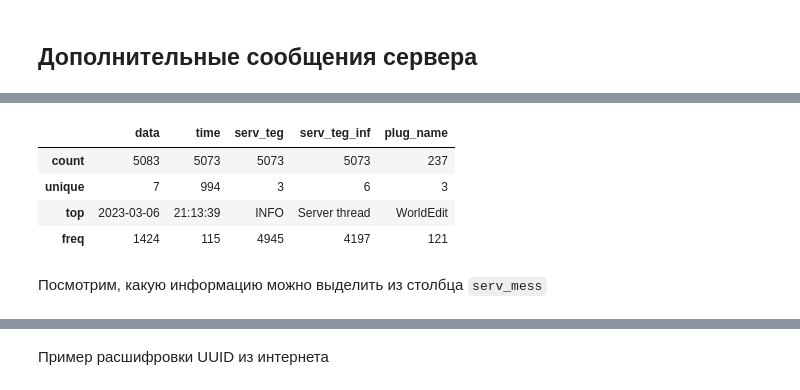
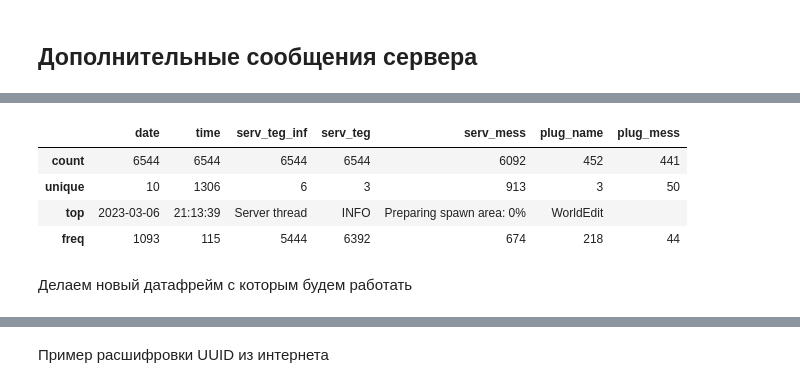
Before and after one commit to vi-bo/minecraft_log, a Jupyter notebook: minecraft_logs_night.ipynb, the cells around one changed output, grey strips where cells are left out. Saved outputs shown, nothing was run; the diff lists cells and outputs as text; code cells hidden in the pictures.

```diff
--- a/minecraft_logs_night.ipynb
+++ b/minecraft_logs_night.ipynb
@@ -1883,6 +1886,6 @@ data_logs.to_csv('/content/drive/MyDrive/minecraft/pre_logs.csv', index=False)
 # %%
-# vibo: читаем предобработанный лог
-data_logs = pd.read_csv('/content/drive/MyDrive/minecraft/pre_logs.csv')
+# vibo: читаем предобработанный лог (index_col=0 считываем индексы тоже)
+data_logs = pd.read_csv('/content/drive/MyDrive/minecraft/logs.csv', index_col=0)
 # %%
 data_logs
 # %% [output]
@@ -1902,11 +1905,11 @@ data_logs
 # %%
 # vibo: сводная статистика
-data_logs[['data', 'time', 'serv_teg', 'serv_teg_inf', 'plug_name']].describe()
+data_logs[['date', 'time', 'serv_teg_inf', 'serv_teg', 'serv_mess', 'plug_name', 'plug_mess']].describe()
 # %% [output]
-|  | data | time | serv_teg | serv_teg_inf | plug_name |
-| count | 5083 | 5073 | 5073 | 5073 | 237 |
-| unique | 7 | 994 | 3 | 6 | 3 |
-| top | 2023-03-06 | 21:13:39 | INFO | Server thread | WorldEdit |
-| freq | 1424 | 115 | 4945 | 4197 | 121 |
+|  | date | time | serv_teg_inf | serv_teg | serv_mess | plug_name | plug_mess |
+| count | 6544 | 6544 | 6544 | 6544 | 6092 | 452 | 441 |
+| unique | 10 | 1306 | 6 | 3 | 913 | 3 | 50 |
+| top | 2023-03-06 | 21:13:39 | Server thread | INFO | Preparing spawn area: 0% | WorldEdit |  |
+| freq | 1093 | 115 | 5444 | 6392 | 674 | 218 | 44 |
-# %% [markdown]
-Посмотрим, какую информацию можно выделить из столбца `serv_mess`
+# %% [markdown]
+Делаем новый датафрейм с которым будем работать
```
Also changed, not shown: parts of 141 cells of this notebook.
